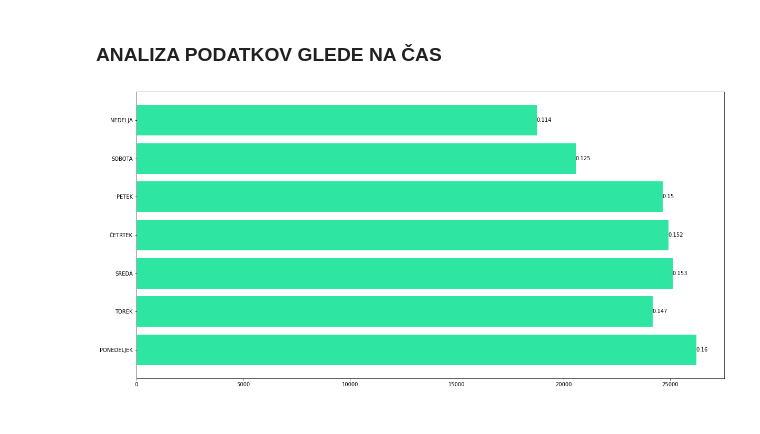
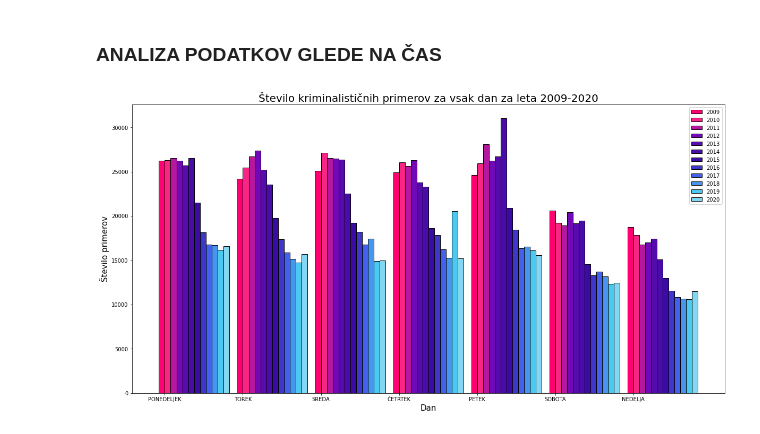
Before and after one commit to Nik-tech-cloud/PR22NGAMZ, a Jupyter notebook: seminar.ipynb, the cells around one changed output. Cells and saved outputs as stored; diff of their text form; code cells hidden in the pictures.

Commit message:
Graf kriminalističnih primerov skozi leta

```diff
--- a/seminar.ipynb
+++ b/seminar.ipynb
@@ -63,28 +63,43 @@ for df1 in dataframes.values():
 # %%
 import matplotlib.pyplot as plt
 import numpy as np
 from copy import copy
 def convert_date(s) -> str:
     print(s)
     return s
 
 time_dataframes = {k:v for k,v in dataframes.items()}
 
-df1 = copy(time_dataframes['KD2009'])
+y_list = []
 
-df1['MesecStoritve'] = df1['MesecStoritve'].apply(lambda x: str(x)[:-4]+'.'+str(x)[-4:])
-df1['MesecStoritve'] =  pd.to_datetime(df1['MesecStoritve'], format='%m.%Y')
+for value in time_dataframes.values():
+    df1 = copy(value)
 
-dnevi = df1['DanVTednu'].value_counts()
-x = ['PONEDELJEK', 'TOREK', 'SREDA', 'ČETRTEK', 'PETEK', 'SOBOTA', 'NEDELJA']
-y = [dnevi.PONEDELJEK/sum(dnevi), dnevi.TOREK/sum(dnevi), dnevi.SREDA/sum(dnevi), dnevi.ČETRTEK/sum(dnevi), dnevi.PETEK/sum(dnevi), dnevi.SOBOTA/sum(dnevi), dnevi.NEDELJA/sum(dnevi)]
-for i in range(len(y)):
-    y[i] = float('%.3f' % y[i])
-z = [dnevi.PONEDELJEK, dnevi.TOREK, dnevi.SREDA, dnevi.ČETRTEK, dnevi.PETEK, dnevi.SOBOTA, dnevi.NEDELJA]
+    df1['MesecStoritve'] = df1['MesecStoritve'].apply(lambda x: str(x)[:-4]+'.'+str(x)[-4:])
+    df1['MesecStoritve'] =  pd.to_datetime(df1['MesecStoritve'], format='%m.%Y')
 
-fig, ax = plt.subplots()
-fig.set_size_inches(20,10)
-bars = ax.barh(x, z, color='#2FE5A2')
-_ = plt.bar_label(bars, labels=y)
+    dnevi = df1['DanVTednu'].value_counts()
+    y_list.append([dnevi.PONEDELJEK, dnevi.TOREK, dnevi.SREDA, dnevi.ČETRTEK, dnevi.PETEK, dnevi.SOBOTA, dnevi.NEDELJA])
+
+width = 0.9/len(y_list)
+
+plt.figure(figsize=(20,10))
+
+colors = ['#FF0170', '#F72585', '#B5179E', '#7209B7', '#560BAD', '#480CA8', '#3A0CA3', '#3F37C9', '#4361EE', '#4895EF', '#4CC9F0', '#82D8F2']
+
+for i in range(len(y_list)):
+    color = colors[i]
+    n=len(y_list[i])
+    r = np.arange(n)
+    plt.bar(r+width*i, y_list[i], color = color,
+        width = width, edgecolor = 'black',
+        label=str(2009+i))
+
+plt.xticks(r + width/2,['PONEDELJEK', 'TOREK', 'SREDA', 'ČETRTEK', 'PETEK', 'SOBOTA', 'NEDELJA'])
+plt.title('Število kriminalističnih primerov za vsak dan za leta 2009-2020', fontsize=20)
+plt.xlabel('Dan', fontsize=15)
+plt.ylabel('Število primerov', fontsize=15)
+plt.legend()
+plt.show()
 # %% [output]
-[figure, old version]
+[figure, new version]
```
